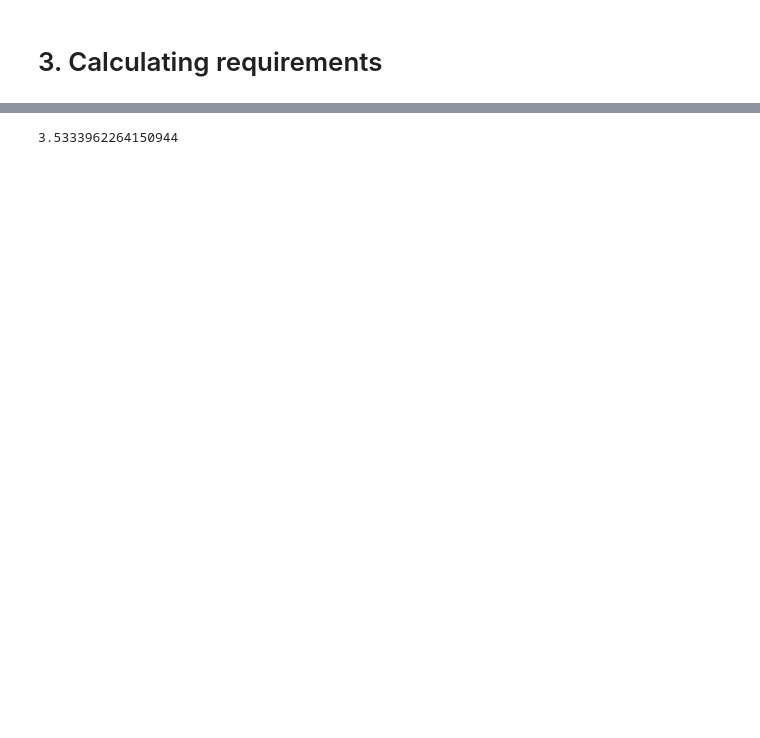
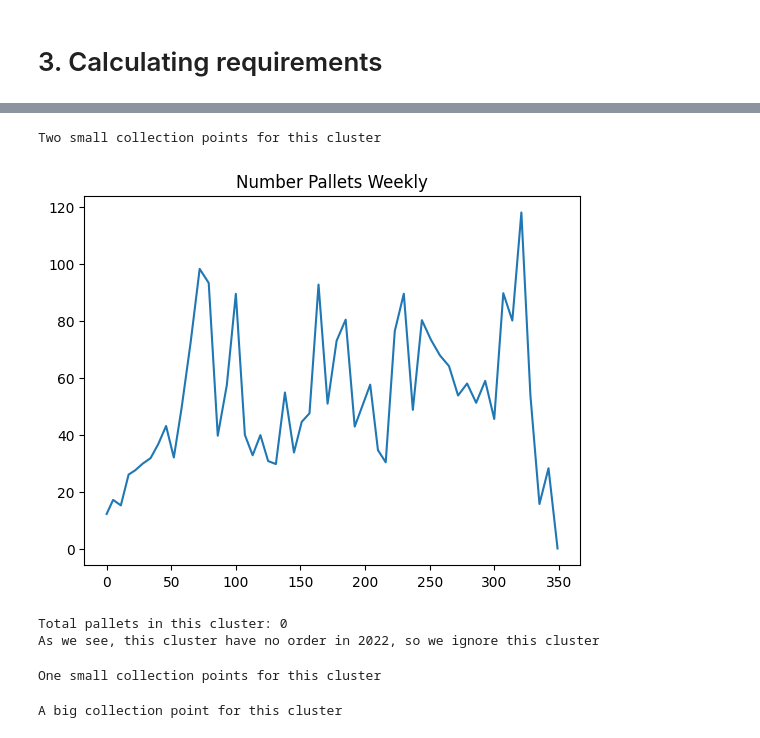
Before and after one commit to IoT-Clowns/ClusteringData, a Jupyter notebook: SCMission2023.ipynb, the cells around one changed output, grey strips where cells are left out. Drawn from its saved outputs; the diff is of its cells as text; code cells hidden in the pictures; blank space fills up the shorter version.

```diff
--- a/SCMission2023.ipynb
+++ b/SCMission2023.ipynb
@@ -312,4 +217,10 @@ Cluster_Pallets_Weekly
 # %%
+Product_Master['ProductID'] = Product_Master['ProductID'].astype('int64')
+Package_Per_Sales_Order = pd.merge(Sales_Order_2022[['GoodsIssueDate','ProductID', "CustomerRef", 'GrossWeightInKg','NetWeightInKg']],
+                                   Product_Master[['ProductID', 'KgPerPallet', 'Unit']],on='ProductID',how='inner')
+Package_Per_Sales_Order['Pallets']=(Package_Per_Sales_Order['NetWeightInKg']/Package_Per_Sales_Order['KgPerPallet']).astype(float).round(2)
+Cluster_Pallets_Weekly = pd.merge(Package_Per_Sales_Order, Customer_Master[['CustomerRef',"Cluster"]], on='CustomerRef',how='inner')
+
 Cluster_Pallets_Weekly['GoodsIssueDate'] = pd.to_datetime(Cluster_Pallets_Weekly['GoodsIssueDate'])
 
 # Set the 'GoodsIssueDate' column as the index
@@ -320,3 +231,6 @@ weekly_pallets = Cluster_Pallets_Weekly.groupby([pd.Grouper(freq='W'), 'Cluster'
 
 # Reset the index to make it a DataFrame
 weekly_pallets = weekly_pallets.reset_index()
+# %%
+OverFlow_Pallets = []
+CollectionPoints = pd.DataFrame(columns=['Small', 'Medium', 'Big'], index= range(0,8))
@@ -323,8 +258,44 @@ weekly_pallets = weekly_pallets.reset_index()
 # %%
-Tasmania = weekly_pallets[weekly_pallets['Cluster']==4]
+Cluster0 = weekly_pallets[weekly_pallets['Cluster']==0]
+Cluster0["Pallets"].plot(title = 'Number Pallets Weekly')
+print(f"Two small collection points for this cluster")
+OverFlow_Pallets.append(sum(Cluster0[Cluster0['Pallets']>140]["Pallets"]-140))
+CollectionPoints['Small'][0]=2
+CollectionPoints['Medium'][0]=0
+CollectionPoints['Big'][0]=0
+# %% [output]
+Two small collection points for this cluster
+[figure, added]
 # %%
-Tasmania["Pallets"].mean()
-# Tasmania has three big Plants
-# So Tasmania cluster do not need to build a collection point. Bring all return package to Plants
+Cluster1 = weekly_pallets[weekly_pallets['Cluster']==1]
+#Cluster1["Pallets"].plot(title = 'Number Pallets Weekly')
+
+print(f"Total pallets in this cluster: {sum(Cluster1['Pallets'])}")
+print("As we see, this cluster have no order in 2022, so we ignore this cluster")
+CollectionPoints['Small'][1]=0
+CollectionPoints['Medium'][1]=0
+CollectionPoints['Big'][1]=0
 # %% [output]
-3.5333962264150944
+Total pallets in this cluster: 0
+As we see, this cluster have no order in 2022, so we ignore this cluster
+# %%
+Cluster2 = weekly_pallets[weekly_pallets['Cluster']==2]
+print("One small collection points for this cluster")
+OverFlow_Pallets.append(sum(Cluster2[Cluster2['Pallets']>70]["Pallets"]-70))
+CollectionPoints['Small'][2]=1
+CollectionPoints['Medium'][2]=0
+CollectionPoints['Big'][2]=0
+#Cluster2["Pallets"].plot(title = 'Number Pallets Weekly')
+# %% [output]
+One small collection points for this cluster
+# %%
+Cluster3 = weekly_pallets[weekly_pallets['Cluster']==3]
+Cluster3_OverFlow = Cluster3[Cluster3['Pallets']>1100]
+print("A big collection point for this cluster")
+OverFlow_Pallets.append(sum(Cluster3[Cluster3['Pallets']>1100]["Pallets"]-1100))
+CollectionPoints['Small'][3]=0
+CollectionPoints['Medium'][3]=0
+CollectionPoints['Big'][3]=1
+#Cluster3["Pallets"].plot(title = 'Number Pallets Weekly')
+# %% [output]
+A big collection point for this cluster
```
Also changed, not shown: parts of 58 cells of this notebook, 9 other files.
